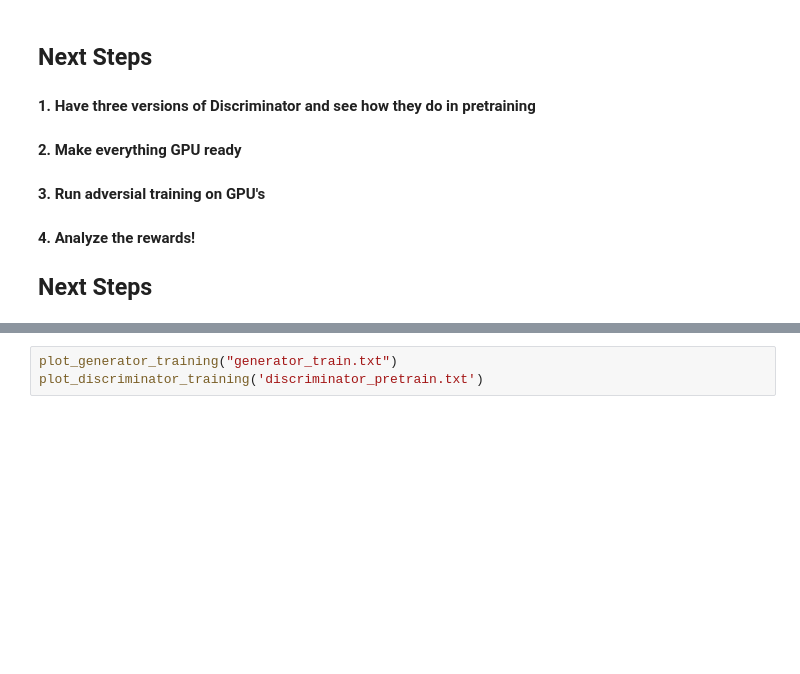
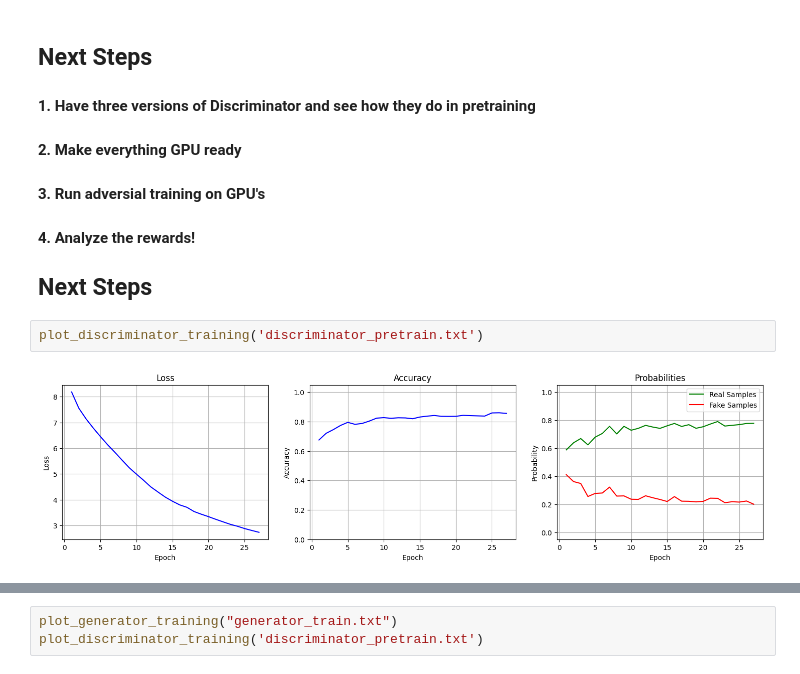
Before and after one commit to FrensiZ/SeqGAN, a Jupyter notebook: SeqGAN_NEW.ipynb, the cells around one changed output, grey strips where cells are left out. Saved outputs shown, nothing was run; the diff lists cells and outputs as text; blank space fills up the shorter version.

```diff
--- a/SeqGAN_NEW.ipynb
+++ b/SeqGAN_NEW.ipynb
@@ -881,3 +1108,7 @@ KeyboardInterrupt:
 #### 4. Analyze the rewards!
 
 ## Next Steps
+# %%
+plot_discriminator_training('discriminator_pretrain.txt')
+# %% [output]
+[figure, added]
```
Also changed, not shown: parts of 10 cells of this notebook, 4 other files.
